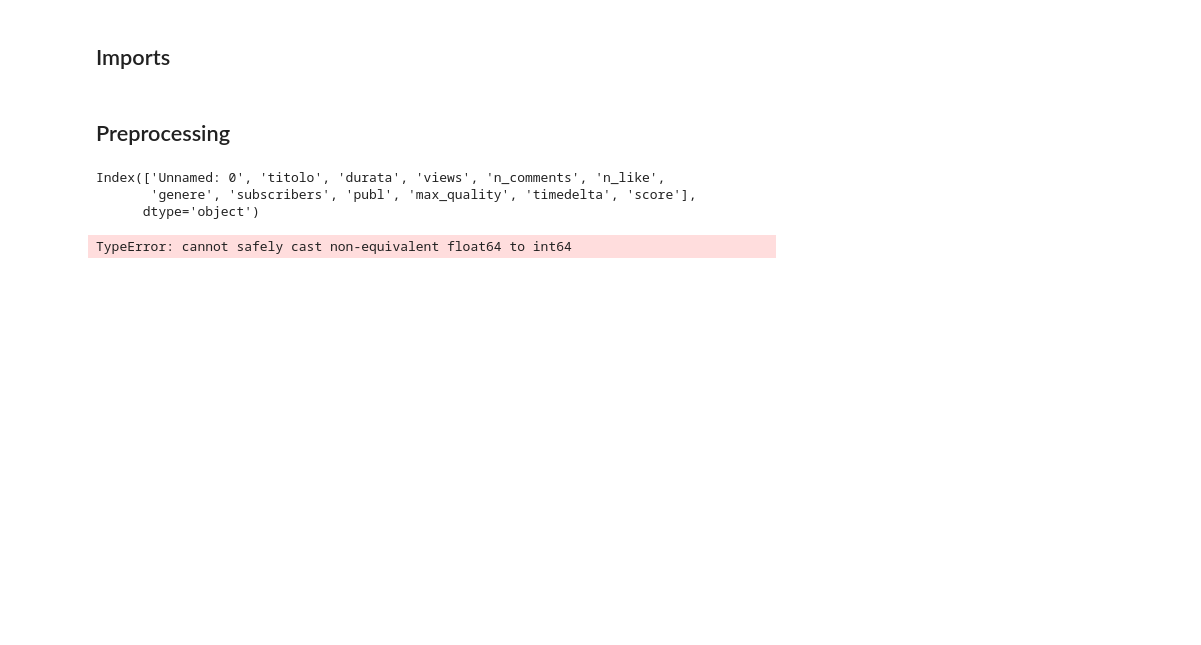
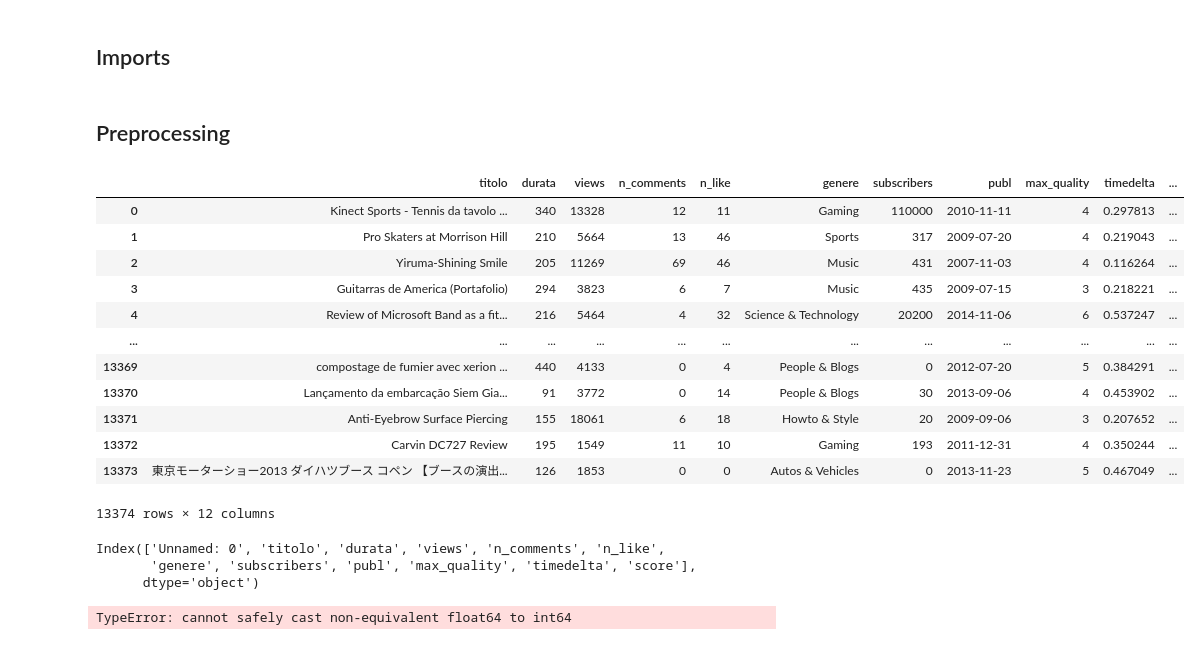
Before and after one commit to SimonePip/SL-Project, a Jupyter notebook: notebooks_proj/preprocessing.ipynb, the cells around one changed output. Cells and saved outputs as stored; diff of their text form; code cells hidden in the pictures; blank space fills up the shorter version.

```diff
--- a/notebooks_proj/preprocessing.ipynb
+++ b/notebooks_proj/preprocessing.ipynb
@@ -15,3 +15,19 @@ data=pd.read_csv('dataset_esteso.csv')
+# %%
+data
+# %% [output]
+|  | titolo | durata | views | n_comments | n_like | genere | subscribers | publ | max_quality | timedelta | ... |
+| 0 | Kinect Sports - Tennis da tavolo ... | 340 | 13328 | 12 | 11 | Gaming | 110000 | 2010-11-11 | 4 | 0.297813 | ... |
+| 1 | Pro Skaters at Morrison Hill | 210 | 5664 | 13 | 46 | Sports | 317 | 2009-07-20 | 4 | 0.219043 | ... |
+| 2 | Yiruma-Shining Smile | 205 | 11269 | 69 | 46 | Music | 431 | 2007-11-03 | 4 | 0.116264 | ... |
+| 3 | Guitarras de America (Portafolio) | 294 | 3823 | 6 | 7 | Music | 435 | 2009-07-15 | 3 | 0.218221 | ... |
+| 4 | Review of Microsoft Band as a fit... | 216 | 5464 | 4 | 32 | Science & Technology | 20200 | 2014-11-06 | 6 | 0.537247 | ... |
+| ... | ... | ... | ... | ... | ... | ... | ... | ... | ... | ... | ... |
+| 13369 | compostage de fumier avec xerion ... | 440 | 4133 | 0 | 4 | People & Blogs | 0 | 2012-07-20 | 5 | 0.384291 | ... |
+| 13370 | Lançamento da embarcação Siem Gia... | 91 | 3772 | 0 | 14 | People & Blogs | 30 | 2013-09-06 | 4 | 0.453902 | ... |
+| 13371 | Anti-Eyebrow Surface Piercing | 155 | 18061 | 6 | 18 | Howto & Style | 20 | 2009-09-06 | 3 | 0.207652 | ... |
+| 13372 | Carvin DC727 Review | 195 | 1549 | 11 | 10 | Gaming | 193 | 2011-12-31 | 4 | 0.350244 | ... |
+| 13373 | 東京モーターショー2013 ダイハツブース コペン 【ブースの演出... | 126 | 1853 | 0 | 0 | Autos & Vehicles | 0 | 2013-11-23 | 5 | 0.467049 | ... |
+13374 rows × 12 columns
 # %%
 data.columns
 # %% [output]
```
Also changed, not shown: parts of 9 cells of this notebook, 2 other files.
